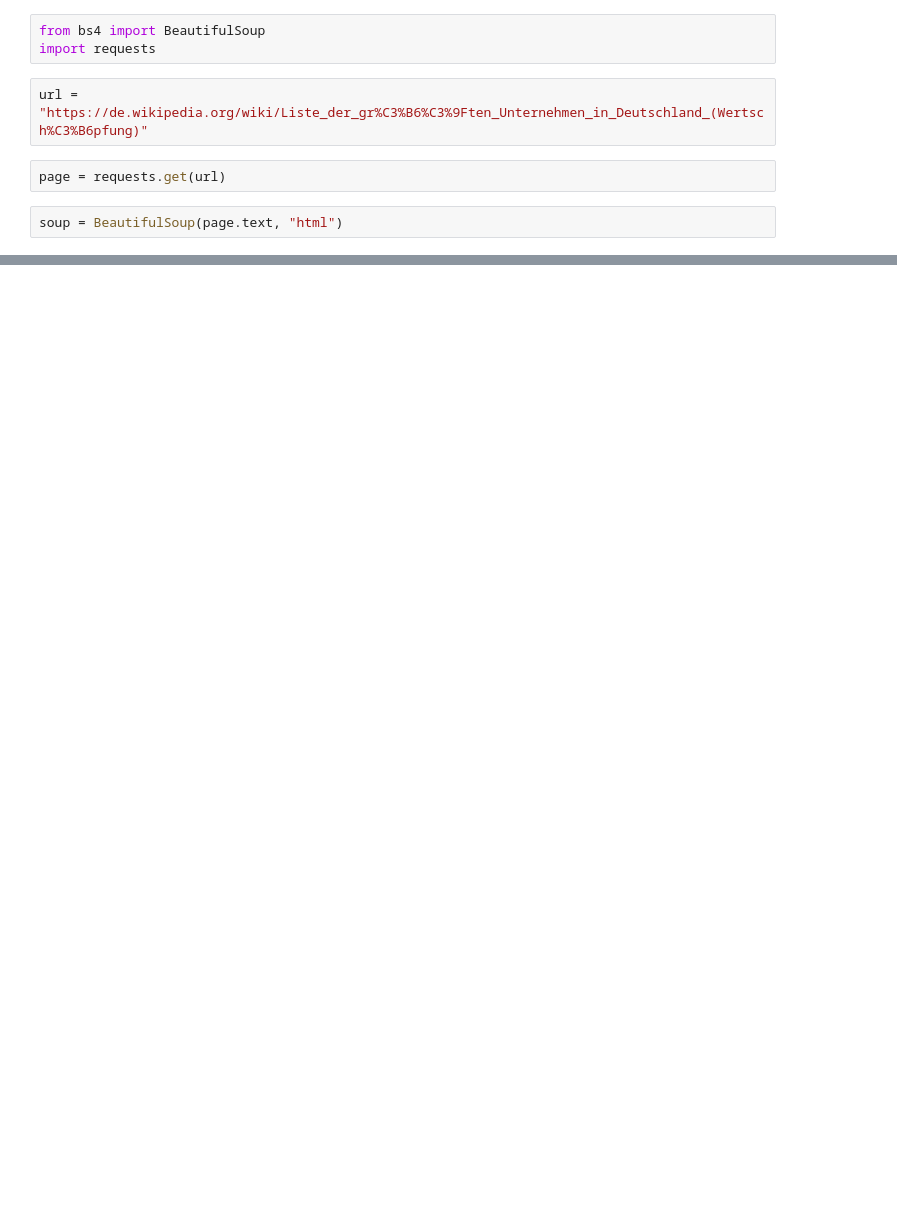
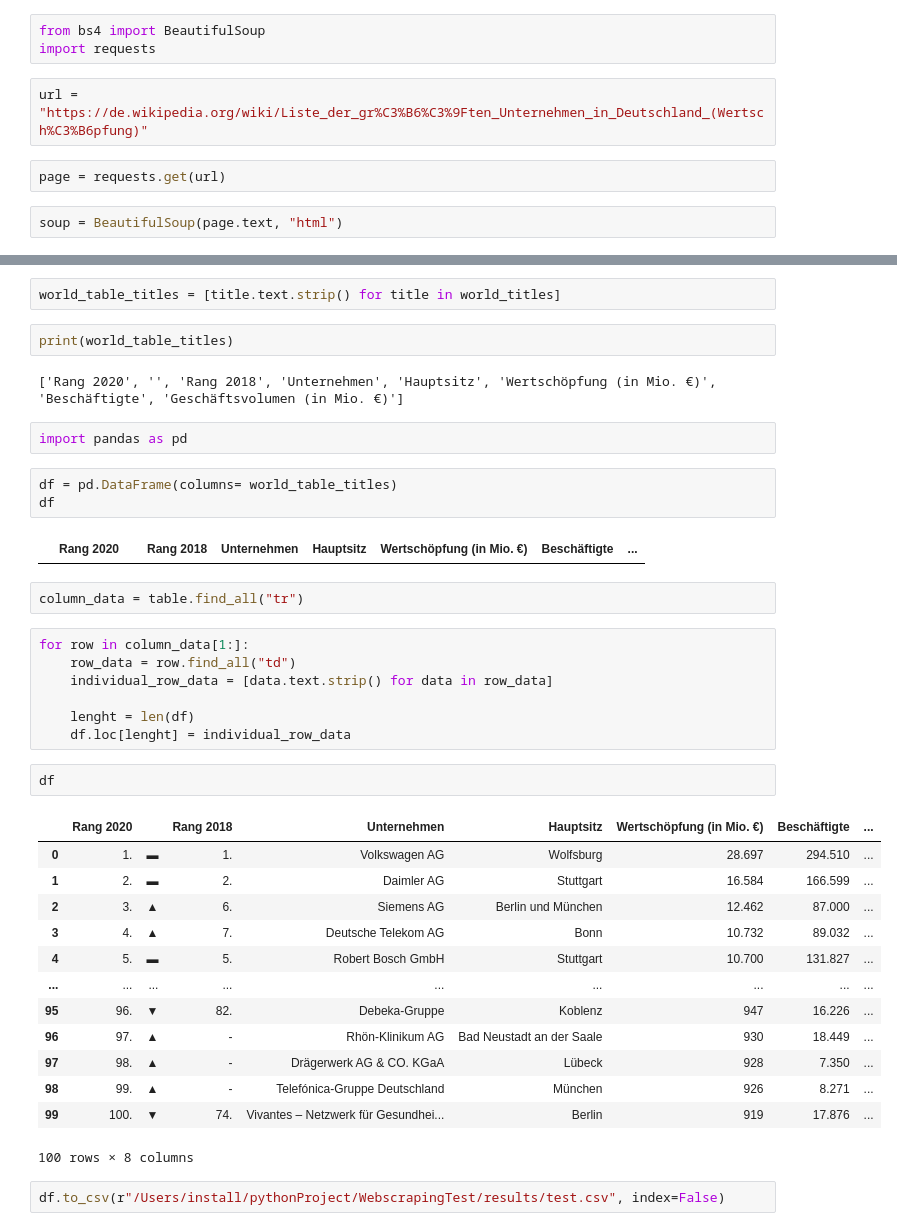
Before and after one commit to MartinsMikroKosmos/WebscrapingTest, a Jupyter notebook: WikiScraping.ipynb, the cells around one changed output, grey strips where cells are left out. Saved outputs shown, nothing was run; the diff lists cells and outputs as text; blank space fills up the shorter version.

Commit message:
Webscraping von Wikipedia

```diff
--- a/WikiScraping.ipynb
+++ b/WikiScraping.ipynb
@@ -29,0 +68,40 @@ print(soup.prettify())
+# %%
+world_table_titles = [title.text.strip() for title in world_titles]
+# %%
+print(world_table_titles)
+# %% [output]
+['Rang 2020', '', 'Rang 2018', 'Unternehmen', 'Hauptsitz', 'Wertschöpfung (in Mio. €)', 'Beschäftigte', 'Geschäftsvolumen (in Mio. €)']
+# %%
+import pandas as pd
+# %%
+df = pd.DataFrame(columns= world_table_titles)
+df
+# %% [output]
+|  | Rang 2020 |  | Rang 2018 | Unternehmen | Hauptsitz | Wertschöpfung (in Mio. €) | Beschäftigte | ... |
+# %%
+column_data = table.find_all("tr")
+# %%
+for row in column_data[1:]:
+    row_data = row.find_all("td")
+    individual_row_data = [data.text.strip() for data in row_data]
+
+    lenght = len(df)
+    df.loc[lenght] = individual_row_data
+# %%
+df
+# %% [output]
+|  | Rang 2020 |  | Rang 2018 | Unternehmen | Hauptsitz | Wertschöpfung (in Mio. €) | Beschäftigte | ... |
+| 0 | 1. | ▬ | 1. | Volkswagen AG | Wolfsburg | 28.697 | 294.510 | ... |
+| 1 | 2. | ▬ | 2. | Daimler AG | Stuttgart | 16.584 | 166.599 | ... |
+| 2 | 3. | ▲ | 6. | Siemens AG | Berlin und München | 12.462 | 87.000 | ... |
+| 3 | 4. | ▲ | 7. | Deutsche Telekom AG | Bonn | 10.732 | 89.032 | ... |
+| 4 | 5. | ▬ | 5. | Robert Bosch GmbH | Stuttgart | 10.700 | 131.827 | ... |
+| ... | ... | ... | ... | ... | ... | ... | ... | ... |
+| 95 | 96. | ▼ | 82. | Debeka-Gruppe | Koblenz | 947 | 16.226 | ... |
+| 96 | 97. | ▲ | - | Rhön-Klinikum AG | Bad Neustadt an der Saale | 930 | 18.449 | ... |
+| 97 | 98. | ▲ | - | Drägerwerk AG & CO. KGaA | Lübeck | 928 | 7.350 | ... |
+| 98 | 99. | ▲ | - | Telefónica-Gruppe Deutschland | München | 926 | 8.271 | ... |
+| 99 | 100. | ▼ | 74. | Vivantes – Netzwerk für Gesundhei... | Berlin | 919 | 17.876 | ... |
+100 rows × 8 columns
+# %%
+df.to_csv(r"/Users/install/pythonProject/WebscrapingTest/results/test.csv", index=False)
```
Also changed, not shown: parts of 4 cells of this notebook, 1 other file.
